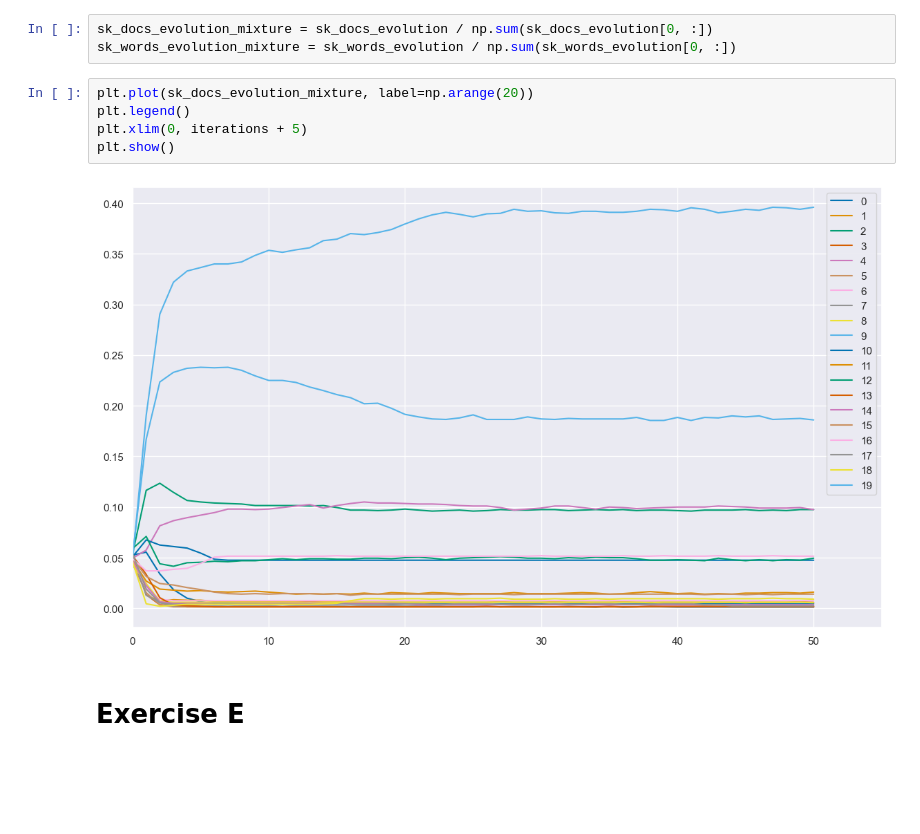
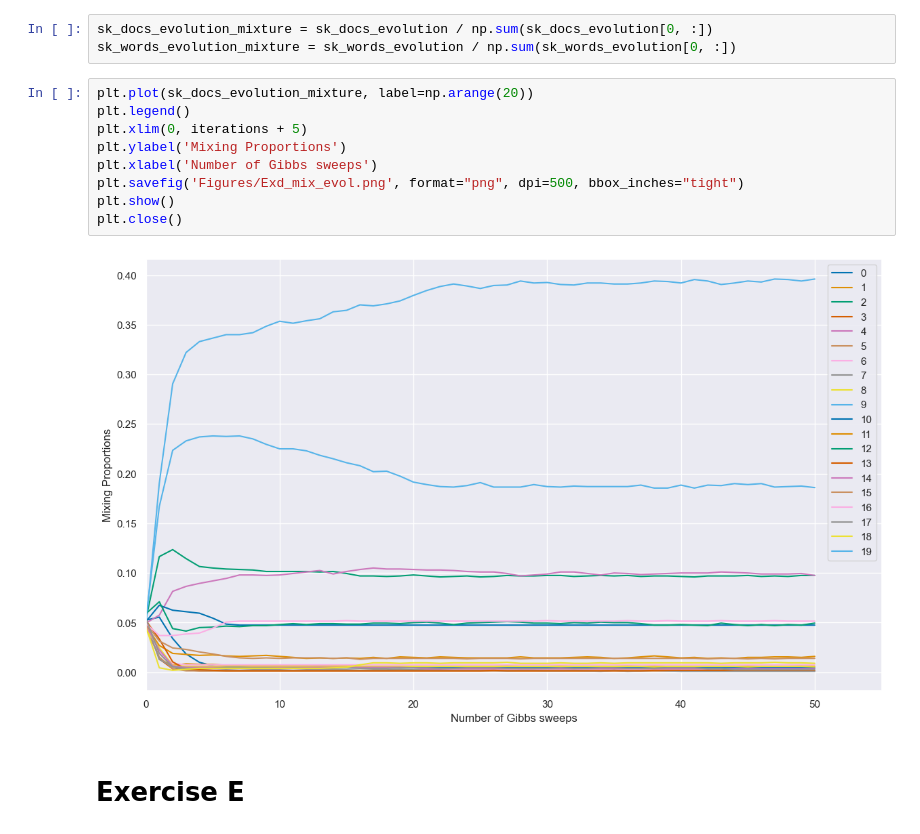
Before and after one commit to ofs416/Probabilistic_Machine_Learning, a Jupyter notebook: Coursework3/coursework3.ipynb, the cells around one changed output. Drawn from its saved outputs; the diff is of its cells as text; blank space fills up the shorter version.

Commit message:
all four section figures completed, writeup left

```diff
--- a/Coursework3/coursework3.ipynb
+++ b/Coursework3/coursework3.ipynb
@@ -162,10 +221,14 @@ sk_words_evolution_mixture = sk_words_evolution / np.sum(sk_words_evolution[0, :
 # %%
 plt.plot(sk_docs_evolution_mixture, label=np.arange(20))
 plt.legend()
 plt.xlim(0, iterations + 5)
+plt.ylabel('Mixing Proportions')
+plt.xlabel('Number of Gibbs sweeps')
+plt.savefig('Figures/Exd_mix_evol.png', format="png", dpi=500, bbox_inches="tight")
 plt.show()
+plt.close()
 # %% [output]
-[figure, old version]
+[figure, new version]
 # %% [markdown]
 # Exercise E
 # %% [markdown]
```
Also changed, not shown: parts of 23 cells of this notebook, 9 other files.
